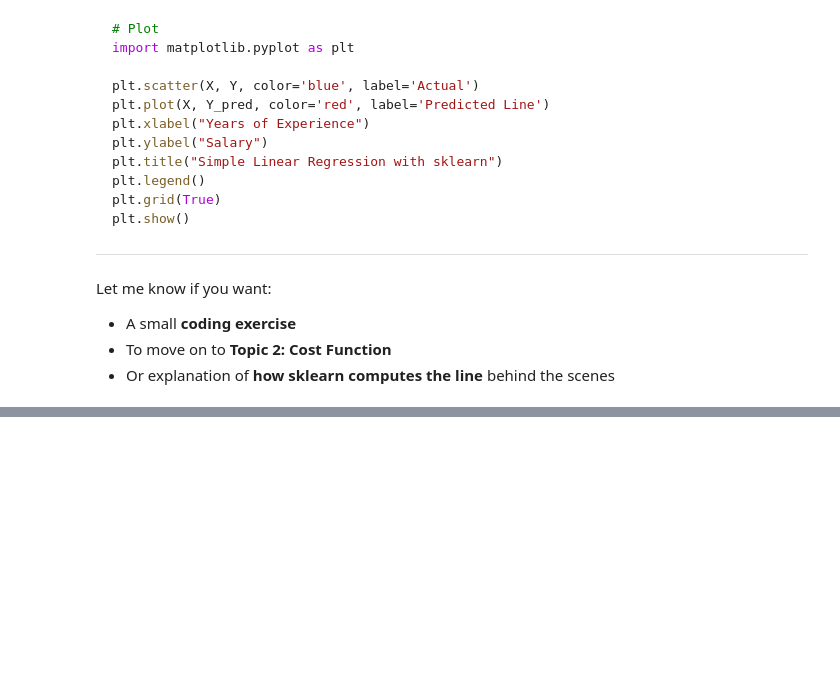
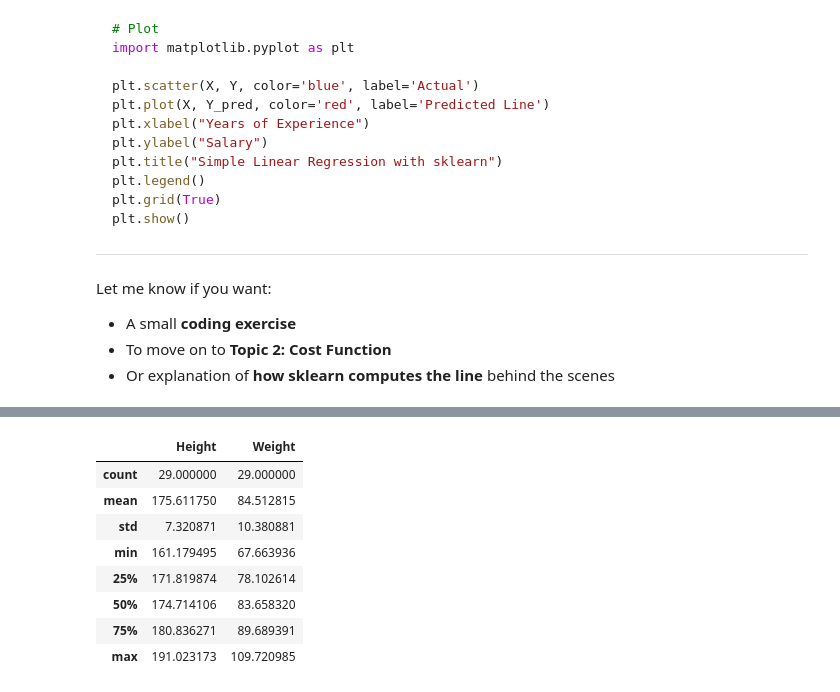
Before and after one commit to misbah1408/Data-Science-Bootcamp, a Jupyter notebook: ML/01_simple_linear_regression.ipynb.ipynb, the cells around one changed output, grey strips where cells are left out. Drawn from its saved outputs; the diff is of its cells as text; code cells hidden in the pictures; blank space fills up the shorter version.

```diff
--- a/ML/01_simple_linear_regression.ipynb.ipynb
+++ b/ML/01_simple_linear_regression.ipynb.ipynb
@@ -155,0 +184,12 @@ Let me know if you want:
+# %%
+df.describe()
+# %% [output]
+|  | Height | Weight |
+| count | 29.000000 | 29.000000 |
+| mean | 175.611750 | 84.512815 |
+| std | 7.320871 | 10.380881 |
+| min | 161.179495 | 67.663936 |
+| 25% | 171.819874 | 78.102614 |
+| 50% | 174.714106 | 83.658320 |
+| 75% | 180.836271 | 89.689391 |
+| max | 191.023173 | 109.720985 |
```
Also changed, not shown: parts of 21 cells of this notebook, 4 other files.
